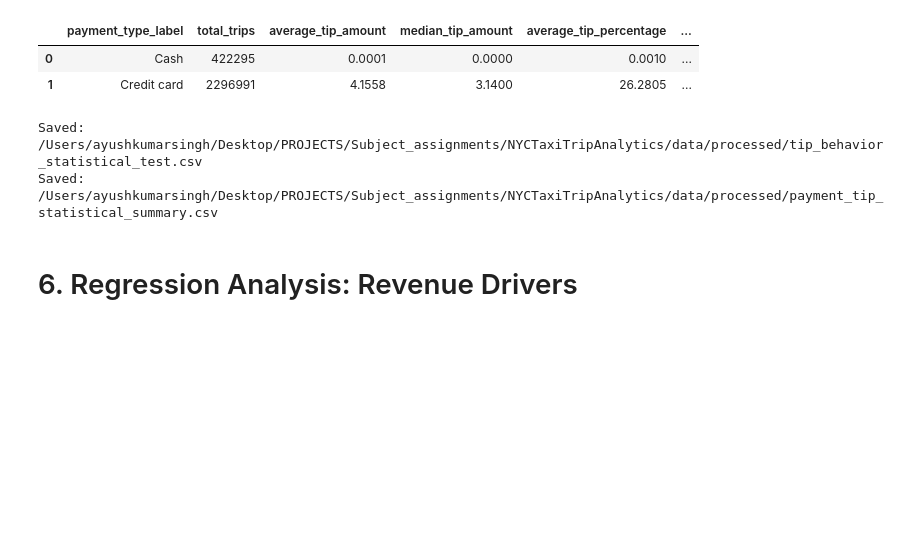
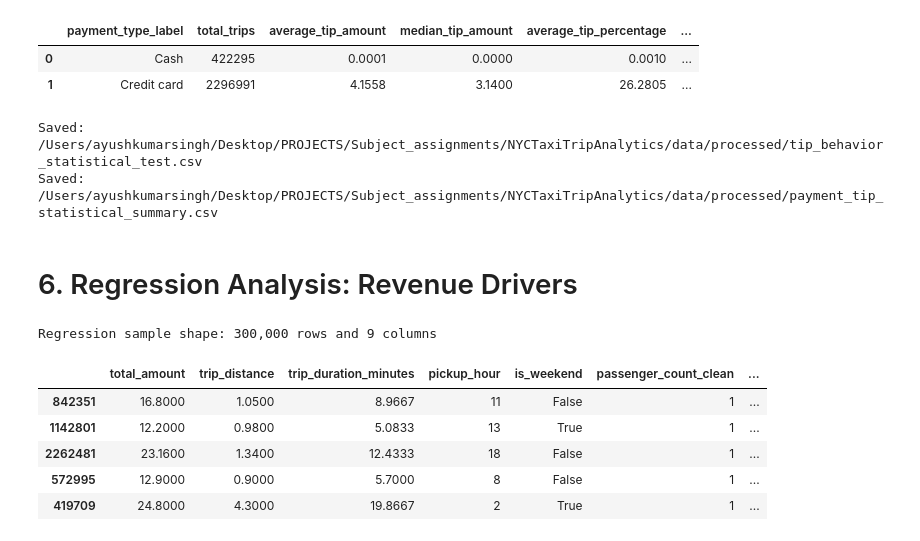
Before and after one commit to angelonels/NYCTaxiTripAnalytics, a Jupyter notebook: notebooks/04_statistical_analysis.ipynb, the cells around one changed output. Cells and saved outputs as stored; diff of their text form; code cells hidden in the pictures; blank space fills up the shorter version.

Commit message:
Add documentation for regression modeling

```diff
--- a/notebooks/04_statistical_analysis.ipynb
+++ b/notebooks/04_statistical_analysis.ipynb
@@ -618,3 +618,45 @@ Saved: /Users/ayushkumarsingh/Desktop/PROJECTS/Subject_assignments/NYCTaxiTripAn
 Saved: /Users/ayushkumarsingh/Desktop/PROJECTS/Subject_assignments/NYCTaxiTripAnalytics/data/processed/payment_tip_statistical_summary.csv
 # %% [markdown]
 # 6. Regression Analysis: Revenue Drivers
+# %%
+regression_columns = [
+    "total_amount",
+    "trip_distance",
+    "trip_duration_minutes",
+    "pickup_hour",
+    "is_weekend",
+    "passenger_count_clean",
+    "pickup_borough",
+    "payment_type_label",
+    "rate_code_label",
+]
+
+regression_dataset = statistical_dataset[regression_columns].copy()
+
+regression_dataset = regression_dataset.replace([np.inf, -np.inf], np.nan)
+regression_dataset = regression_dataset.dropna()
+
+regression_dataset = regression_dataset[
+    (regression_dataset["total_amount"] >= 0)
+    & (regression_dataset["trip_distance"] > 0)
+    & (regression_dataset["trip_duration_minutes"] > 0)
+].copy()
+
+# Cap extreme values for modeling stability.
+for column_name in ["total_amount", "trip_distance", "trip_duration_minutes"]:
+    upper_limit = regression_dataset[column_name].quantile(0.99)
+    regression_dataset = regression_dataset[regression_dataset[column_name] <= upper_limit].copy()
+
+regression_sample_size = min(300_000, len(regression_dataset))
+regression_sample = regression_dataset.sample(n=regression_sample_size, random_state=42)
+
+print(f"Regression sample shape: {regression_sample.shape[0]:,} rows and {regression_sample.shape[1]:,} columns")
+regression_sample.head()
+# %% [output]
+Regression sample shape: 300,000 rows and 9 columns
+|  | total_amount | trip_distance | trip_duration_minutes | pickup_hour | is_weekend | passenger_count_clean | ... |
+| 842351 | 16.8000 | 1.0500 | 8.9667 | 11 | False | 1 | ... |
+| 1142801 | 12.2000 | 0.9800 | 5.0833 | 13 | True | 1 | ... |
+| 2262481 | 23.1600 | 1.3400 | 12.4333 | 18 | False | 1 | ... |
+| 572995 | 12.9000 | 0.9000 | 5.7000 | 8 | False | 1 | ... |
+| 419709 | 24.8000 | 4.3000 | 19.8667 | 2 | True | 1 | ... |
```
